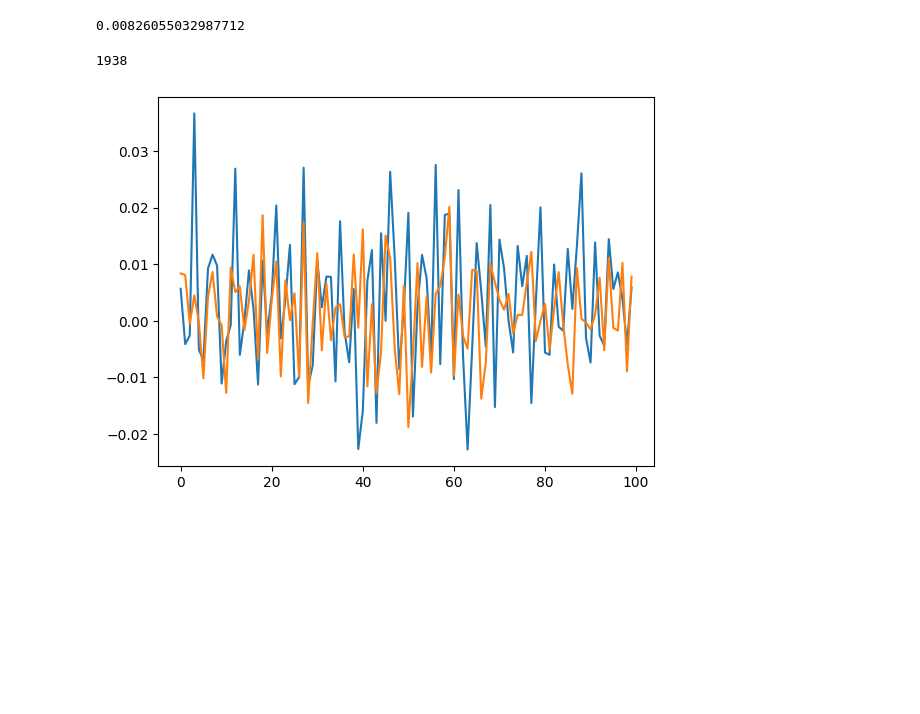
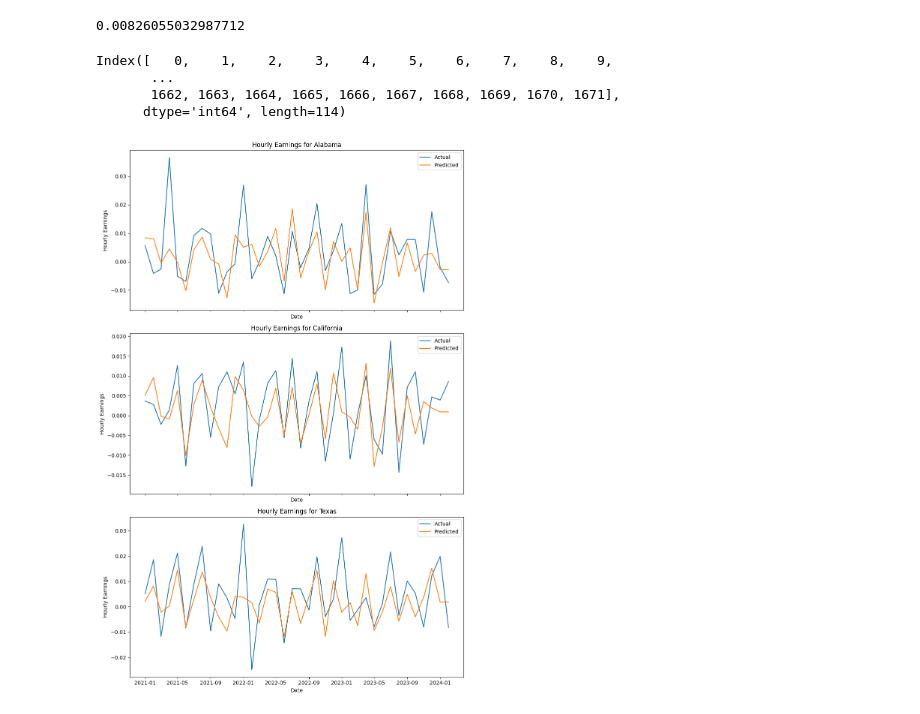
Before and after one commit to SAT-Enjoyers/citadel-datathon, a Jupyter notebook: eda/model_hourly_rate.ipynb, the cells around one changed output. Saved outputs shown, nothing was run; the diff lists cells and outputs as text; code cells hidden in the pictures; blank space fills up the shorter version.

Commit message:
Add plot for individual states

```diff
--- a/eda/model_hourly_rate.ipynb
+++ b/eda/model_hourly_rate.ipynb
@@ -130,14 +118,44 @@ array([ 8.3661620e-03,  8.0767255e-03, -5.4735830e-04, ...,
 (absolute(test_labels - preds)).mean()
 # %% [output]
 0.00826055032987712
-# %%
-print(len(preds))
-x = np.array(range(len(preds)))[:100]
-y1 = test_labels[:100]
-y2 = preds[:100]
-plt.plot(x, y1)
-plt.plot(x, y2)
-plt.show()
-# %% [output]
-1938
-[figure, removed]
+# %%
+#x = np.array(range(len(preds)))[:50]
+df.to_csv('tmp.csv', index=False)
+
+
+df_plot = df[df['date'].dt.year >= 2021]
+df_plot = df_plot.reset_index(drop=True)
+states_list = ['alabama', 'california', 'texas'] # CAN ADD ANY STATES YOU WANT
+
+state_indexes = df_plot[df_plot['State'].str.lower().isin([state.lower() for state in states_list])].index
+print(state_indexes)
+
+plot_preds = []
+plot_test_labels = []
+
+fig, axs = plt.subplots(len(states_list), figsize=(10, 5 * len(states_list)), sharex=True)
+
+
+for i, state in enumerate(states_list):
+
+    state_indexes = df_plot[df_plot['State'].str.lower() == state.lower()].index
+
+    plot_preds = preds[state_indexes]
+    plot_test_labels = test_labels[state_indexes]
+
+    axs[i].plot(df_plot['date'].iloc[state_indexes], plot_test_labels, label='Actual')
+    axs[i].plot(df_plot['date'].iloc[state_indexes], plot_preds, label='Predicted')
+
+    axs[i].set_title(f'Hourly Earnings for {state.title()}')
+    axs[i].set_xlabel('Date')
+    axs[i].set_ylabel('Hourly Earnings')
+    axs[i].legend()
+
+plt.tight_layout()
+plt.show()
+# %% [output]
+Index([   0,    1,    2,    3,    4,    5,    6,    7,    8,    9,
+       ...
+       1662, 1663, 1664, 1665, 1666, 1667, 1668, 1669, 1670, 1671],
+      dtype='int64', length=114)
+[figure, added]
```
Also changed, not shown: parts of 2 cells of this notebook.
